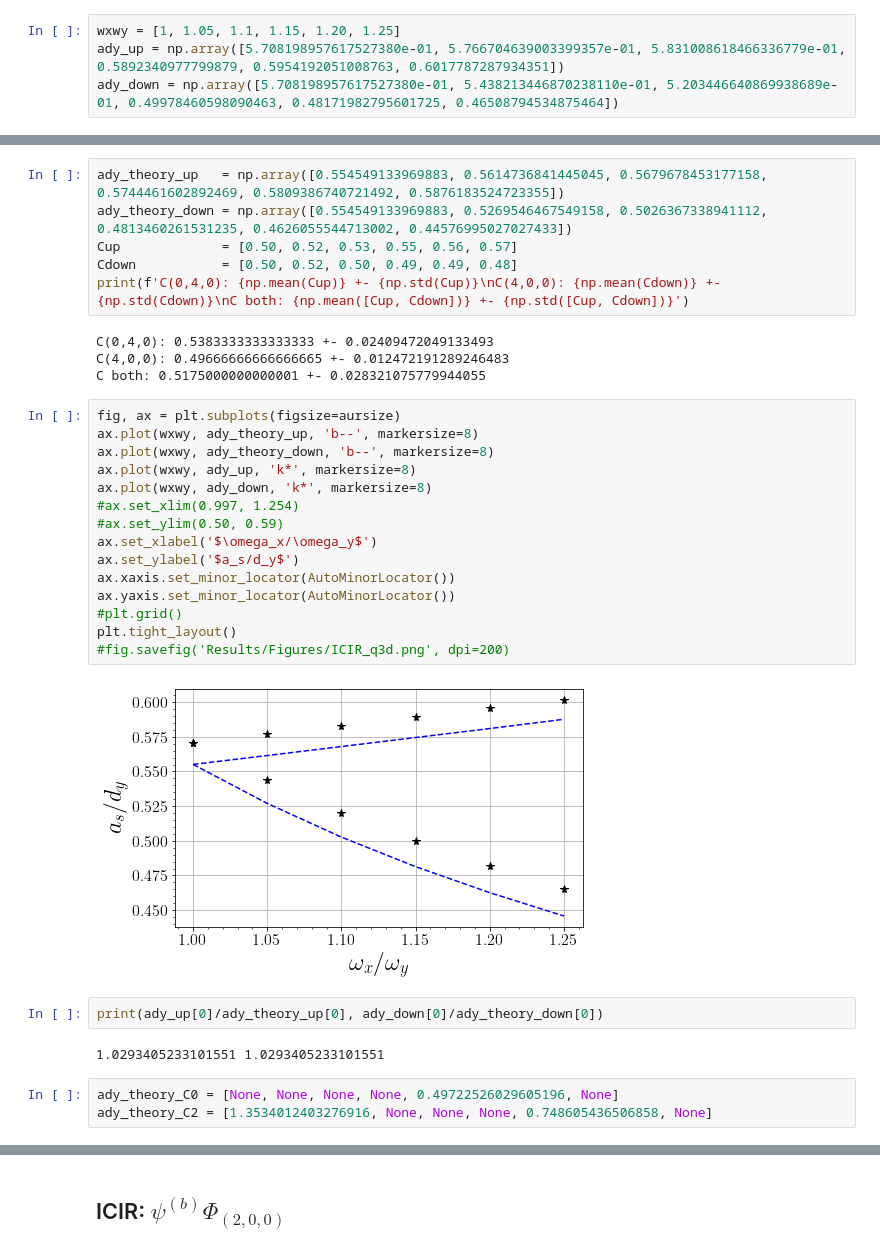
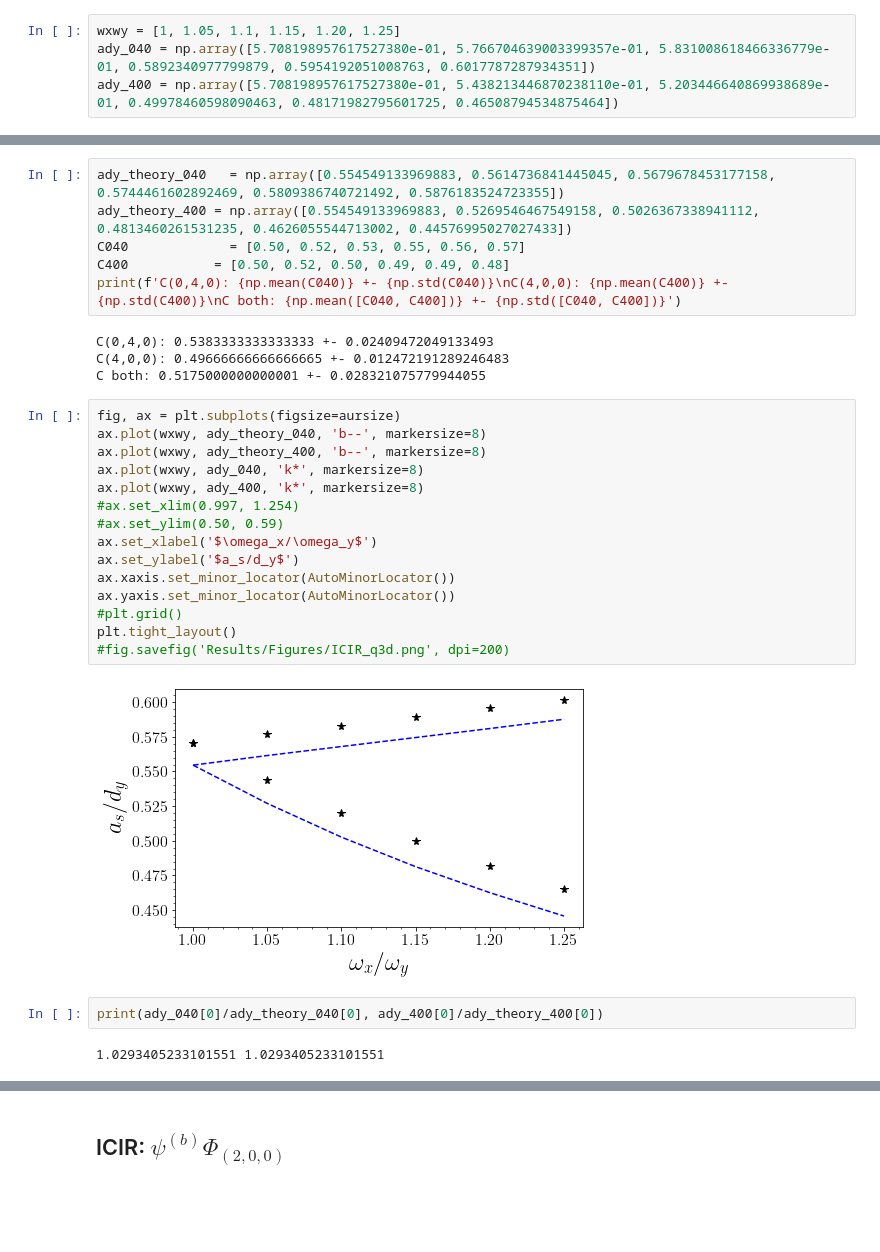
Before and after one commit to TsspGit/Ultracold_Atoms_src, a Jupyter notebook: Analysis/q3d/ICIR_LiLi_q3d.ipynb, the cells around one changed output, grey strips where cells are left out. Drawn from its saved outputs; the diff is of its cells as text; blank space fills up the shorter version.

```diff
--- a/Analysis/q3d/ICIR_LiLi_q3d.ipynb
+++ b/Analysis/q3d/ICIR_LiLi_q3d.ipynb
@@ -21,7 +21,7 @@ aursize = (4.3*aur, 4.3)
 ## ICIR: $\psi^{(b)}\Phi_{(0, 0, 4)}, \psi^{(b)}\Phi_{(4, 0, 0)}$
 # %%
 wxwy = [1, 1.05, 1.1, 1.15, 1.20, 1.25]
-ady_up = np.array([5.708198957617527380e-01, 5.766704639003399357e-01, 5.831008618466336779e-01, 0.5892340977799879, 0.5954192051008763, 0.6017787287934351])
-ady_down = np.array([5.708198957617527380e-01, 5.438213446870238110e-01, 5.203446640869938689e-01, 0.49978460598090463, 0.48171982795601725, 0.46508794534875464])
+ady_040 = np.array([5.708198957617527380e-01, 5.766704639003399357e-01, 5.831008618466336779e-01, 0.5892340977799879, 0.5954192051008763, 0.6017787287934351])
+ady_400 = np.array([5.708198957617527380e-01, 5.438213446870238110e-01, 5.203446640869938689e-01, 0.49978460598090463, 0.48171982795601725, 0.46508794534875464])
 # %%
 fig, ax = plt.subplots(figsize=aursize)
@@ -41,36 +41,33 @@ plt.tight_layout()
 # %% [markdown]
 # Comparison with Theory
 # %%
-ady_theory_up   = np.array([0.554549133969883, 0.5614736841445045, 0.5679678453177158, 0.5744461602892469, 0.5809386740721492, 0.5876183524723355])
-ady_theory_down = np.array([0.554549133969883, 0.5269546467549158, 0.5026367338941112, 0.4813460261531235, 0.4626055544713002, 0.44576995027027433])
-Cup             = [0.50, 0.52, 0.53, 0.55, 0.56, 0.57]
-Cdown           = [0.50, 0.52, 0.50, 0.49, 0.49, 0.48]
-print(f'C(0,4,0): {np.mean(Cup)} +- {np.std(Cup)}\nC(4,0,0): {np.mean(Cdown)} +- {np.std(Cdown)}\nC both: {np.mean([Cup, Cdown])} +- {np.std([Cup, Cdown])}')
+ady_theory_040   = np.array([0.554549133969883, 0.5614736841445045, 0.5679678453177158, 0.5744461602892469, 0.5809386740721492, 0.5876183524723355])
+ady_theory_400 = np.array([0.554549133969883, 0.5269546467549158, 0.5026367338941112, 0.4813460261531235, 0.4626055544713002, 0.44576995027027433])
+C040             = [0.50, 0.52, 0.53, 0.55, 0.56, 0.57]
+C400           = [0.50, 0.52, 0.50, 0.49, 0.49, 0.48]
+print(f'C(0,4,0): {np.mean(C040)} +- {np.std(C040)}\nC(4,0,0): {np.mean(C400)} +- {np.std(C400)}\nC both: {np.mean([C040, C400])} +- {np.std([C040, C400])}')
 # %% [output]
 C(0,4,0): 0.5383333333333333 +- 0.02409472049133493
 C(4,0,0): 0.49666666666666665 +- 0.012472191289246483
 C both: 0.5175000000000001 +- 0.028321075779944055
 # %%
 fig, ax = plt.subplots(figsize=aursize)
-ax.plot(wxwy, ady_theory_up, 'b--', markersize=8)
-ax.plot(wxwy, ady_theory_down, 'b--', markersize=8)
-ax.plot(wxwy, ady_up, 'k*', markersize=8)
-ax.plot(wxwy, ady_down, 'k*', markersize=8)
+ax.plot(wxwy, ady_theory_040, 'b--', markersize=8)
+ax.plot(wxwy, ady_theory_400, 'b--', markersize=8)
+ax.plot(wxwy, ady_040, 'k*', markersize=8)
+ax.plot(wxwy, ady_400, 'k*', markersize=8)
 #ax.set_xlim(0.997, 1.254)
 #ax.set_ylim(0.50, 0.59)
 ax.set_xlabel('$\omega_x/\omega_y$')
 ax.set_ylabel('$a_s/d_y$')
 ax.xaxis.set_minor_locator(AutoMinorLocator())
 ax.yaxis.set_minor_locator(AutoMinorLocator())
 #plt.grid()
 plt.tight_layout()
 #fig.savefig('Results/Figures/ICIR_q3d.png', dpi=200)
 # %% [output]
-[figure, old version]
+[figure, new version]
 # %%
-print(ady_up[0]/ady_theory_up[0], ady_down[0]/ady_theory_down[0])
+print(ady_040[0]/ady_theory_040[0], ady_400[0]/ady_theory_400[0])
 # %% [output]
 1.0293405233101551 1.0293405233101551
-# %%
-ady_theory_C0 = [None, None, None, None, 0.49722526029605196, None]
-ady_theory_C2 = [1.3534012403276916, None, None, None, 0.748605436506858, None]
```
Also changed, not shown: parts of 3 cells of this notebook, 2 other files.
